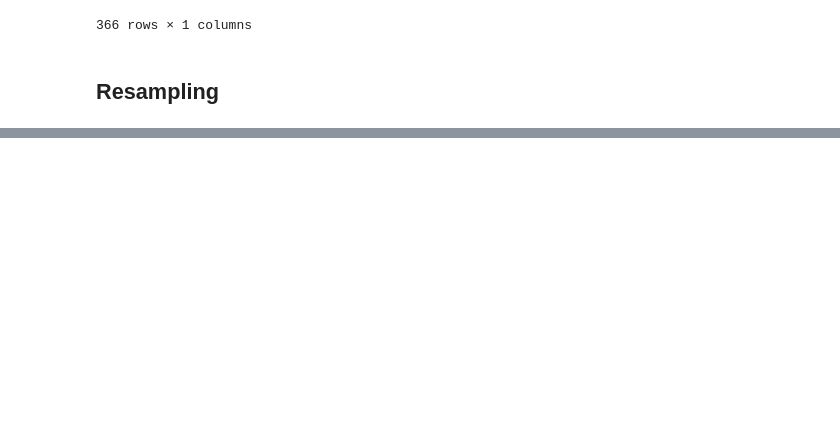
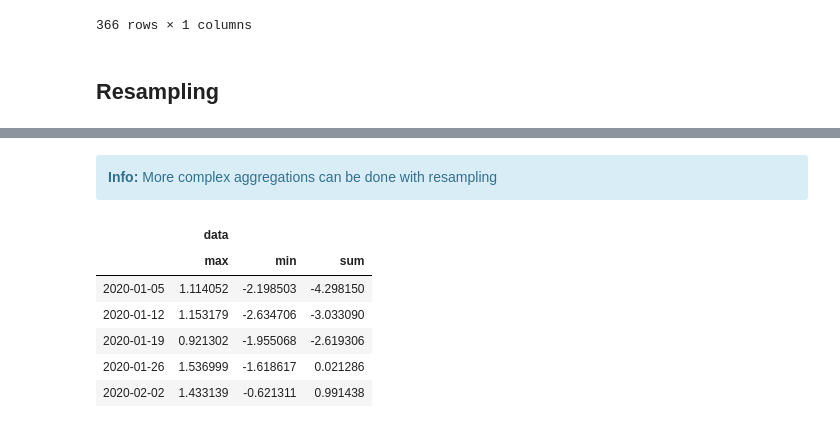
Before and after one commit to pyfra/Pandas-cheat-sheets, a Jupyter notebook: TSA.ipynb, the cells around one changed output, grey strips where cells are left out. Drawn from its saved outputs; the diff is of its cells as text; code cells hidden in the pictures; blank space fills up the shorter version.

```diff
--- a/TSA.ipynb
+++ b/TSA.ipynb
@@ -105,0 +136,13 @@ df.loc['2020']
+# %% [markdown]
+<div class="alert alert-block alert-info">
+<b>Info:</b> More complex aggregations can be done with resampling </div>
+# %%
+df.resample("W").agg(['max', 'min', 'sum']).head()
+# %% [output]
+|  | data |  |  |
+|  | max | min | sum |
+| 2020-01-05 | 1.114052 | -2.198503 | -4.298150 |
+| 2020-01-12 | 1.153179 | -2.634706 | -3.033090 |
+| 2020-01-19 | 0.921302 | -1.955068 | -2.619306 |
+| 2020-01-26 | 1.536999 | -1.618617 | 0.021286 |
+| 2020-02-02 | 1.433139 | -0.621311 | 0.991438 |
```
Also changed, not shown: parts of 10 cells of this notebook.
